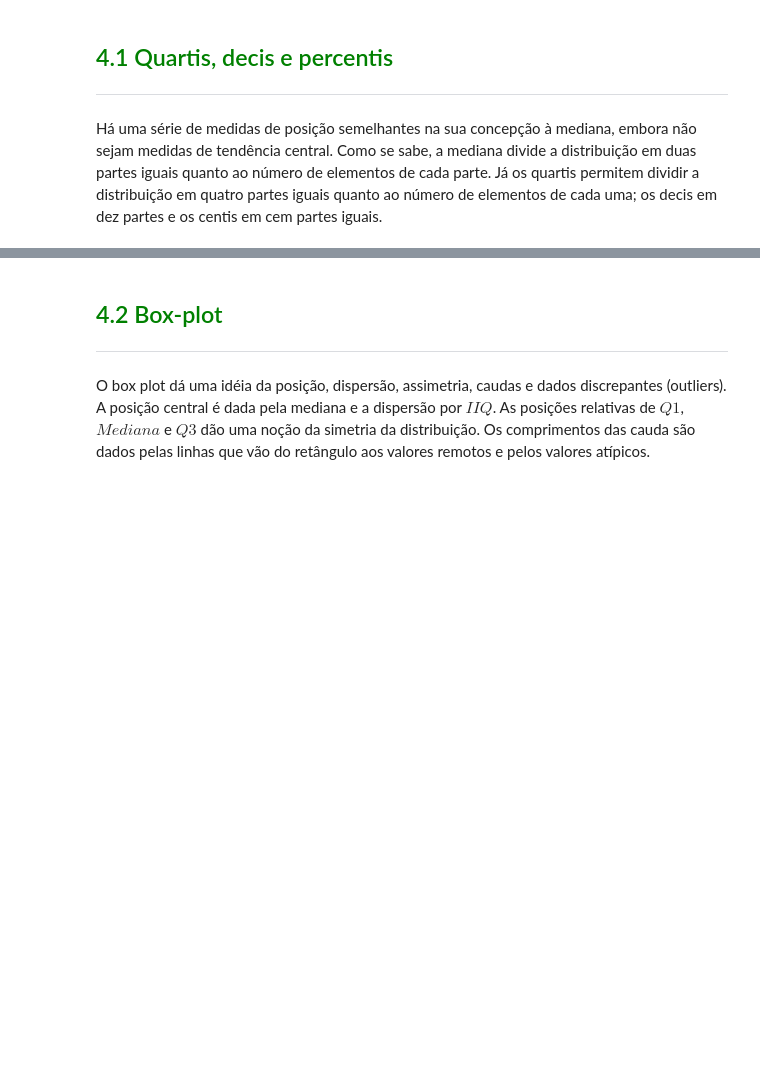
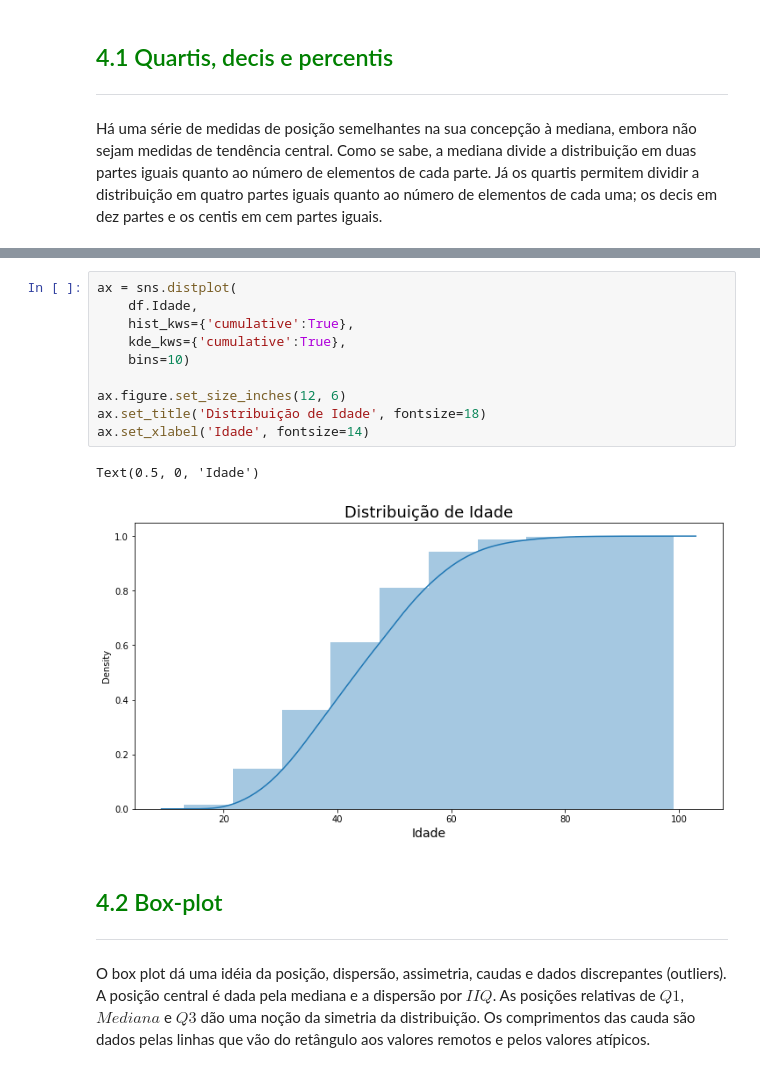
Before and after one commit to heber-augusto/course-stats-with-python, a Jupyter notebook: stats_with_python.ipynb, the cells around one changed output, grey strips where cells are left out. Drawn from its saved outputs; the diff is of its cells as text; blank space fills up the shorter version.

```diff
--- a/stats_with_python.ipynb
+++ b/stats_with_python.ipynb
@@ -943,3 +1003,16 @@ Há uma série de medidas de posição semelhantes na sua concepção à mediana
+# %%
+ax = sns.distplot(
+    df.Idade,
+    hist_kws={'cumulative':True},
+    kde_kws={'cumulative':True},
+    bins=10)
+
+ax.figure.set_size_inches(12, 6)
+ax.set_title('Distribuição de Idade', fontsize=18)
+ax.set_xlabel('Idade', fontsize=14)
+# %% [output]
+Text(0.5, 0, 'Idade')
+[figure, added]
 # %% [markdown]
 ## <font color=green>4.2 Box-plot</font>
 ***
```
Also changed, not shown: parts of 10 cells of this notebook.
